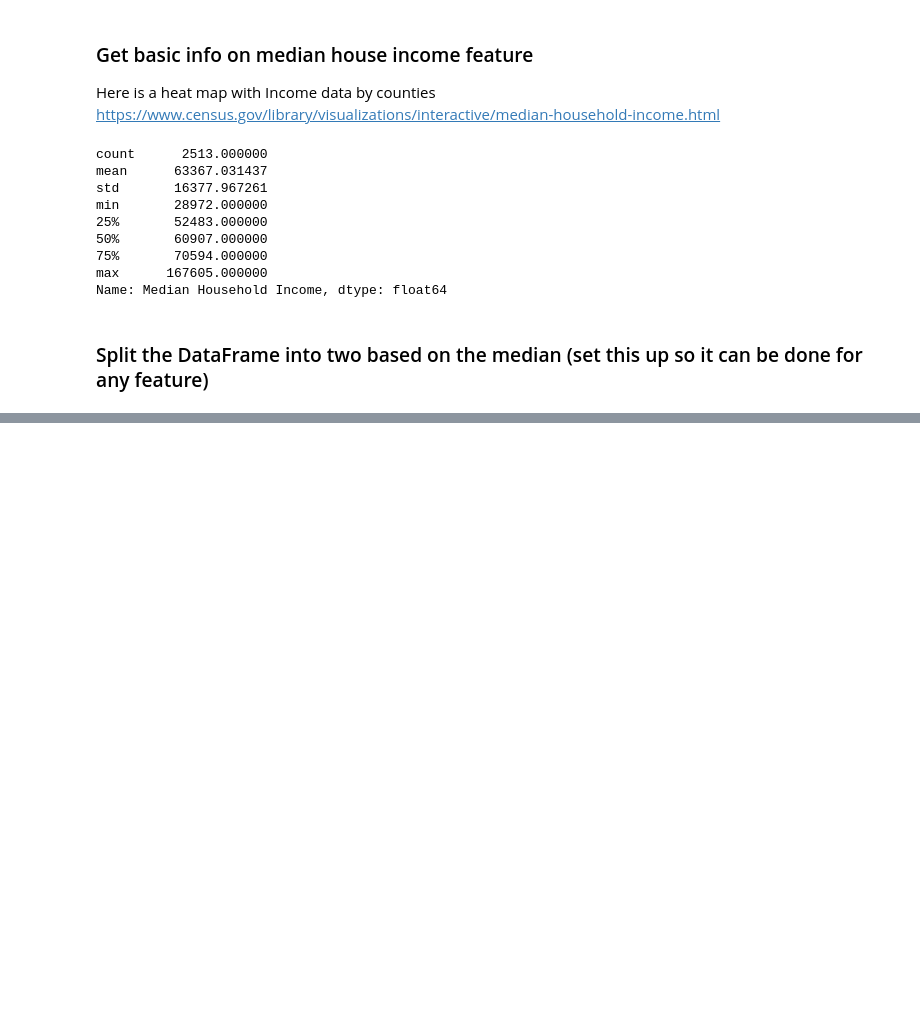
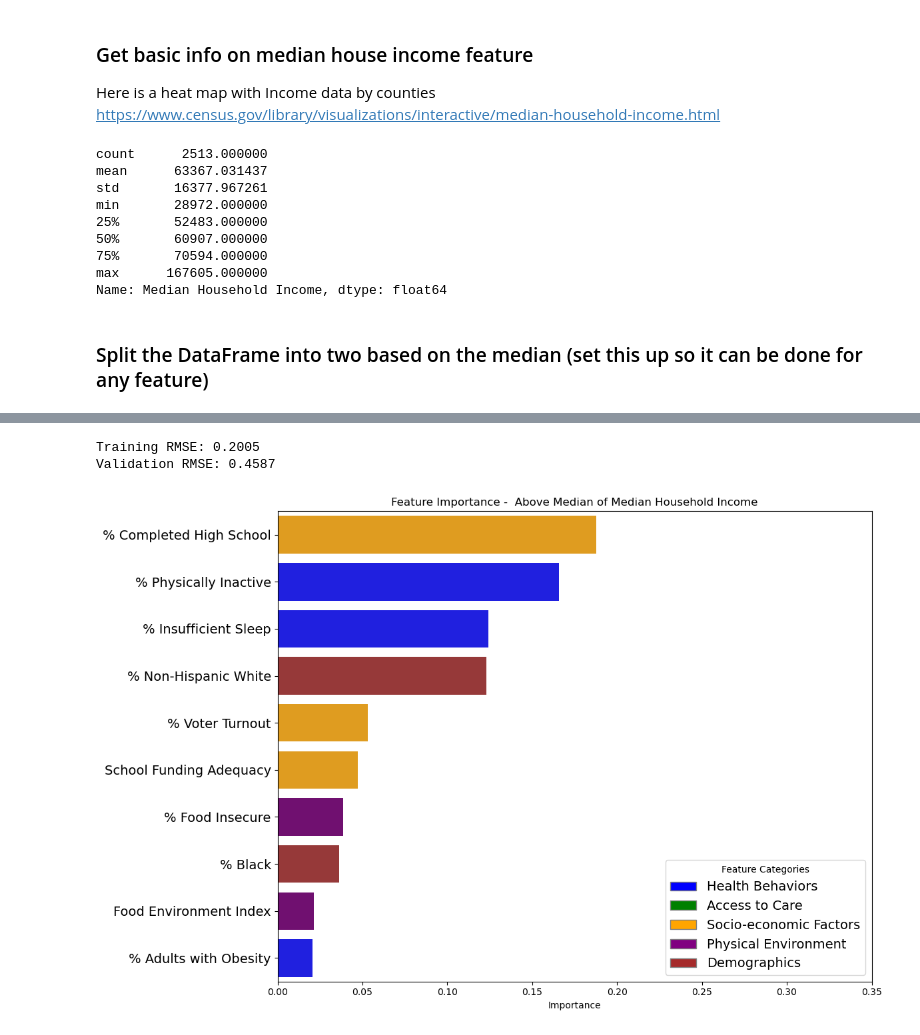
Before and after one commit to nedgren/Health-Insights, a Jupyter notebook: modeling/chiara_split_by_income.ipynb, the cells around one changed output, grey strips where cells are left out. Saved outputs shown, nothing was run; the diff lists cells and outputs as text; code cells hidden in the pictures; blank space fills up the shorter version.

```diff
--- a/modeling/chiara_split_by_income.ipynb
+++ b/modeling/chiara_split_by_income.ipynb
@@ -208,0 +78,13 @@ Validation RMSE: 0.4543679795952245
+# %%
+category_colors = {
+    "Health Behaviors": "blue",
+    "Access to Care": "green",
+    "Socio-economic Factors": "orange",
+    "Physical Environment": "purple",
+    "Demographics": "brown",
+}
+
+feature_to_category = {}
+for category, feature_list in features_by_category.items():
+    for feature in feature_list:
+        feature_to_category[feature] = category
@@ -208,0 +134,35 @@ Validation RMSE: 0.4543679795952245
+# %%
+df = feature_top_50.copy()
+df_train, df_val = train_test_split(df, test_size=0.1, random_state=42)
+
+def model_rmse(model, df, features, target):
+    model_preds = model.predict(df[features])
+    return root_mean_squared_error(df[target], model_preds)
+
+params = xgb_best_params_full
+n_neighbors = 10 #neighbors for kNN imputation
+xgb_pipe = Pipeline([('impute', KNNImputer(n_neighbors=n_neighbors)),
+                     ('xgb', XGBRegressor(**params))])
+
+xgb_pipe.fit(df_train[features], df_train[target])
+
+train_rmse = float(model_rmse(xgb_pipe, df_train, features, target))
+val_rmse = float(model_rmse(xgb_pipe, df_val, features, target))
+
+print(f'Training RMSE: {train_rmse:.4f}')
+print(f'Validation RMSE: {val_rmse:.4f}')
+# %% [output]
+Training RMSE: 0.2005
+Validation RMSE: 0.4587
+# %%
+model = Pipeline([('impute', KNNImputer(n_neighbors=n_neighbors)),
+                     ('xgb', XGBRegressor(**params))])
+
+#Trains the model on all the submedian counties in the training set
+top_50_importances = get_sorted_model_importance_frame(model, feature_top_50, features, target)
+# %%
+plot_top_model_importances(top_50_importances,
+                           top_n=10,
+                           title = 'Feature Importance -  Above Median of Median Household Income')
+# %% [output]
+[figure, added]
```
Also changed, not shown: parts of 16 cells of this notebook.
